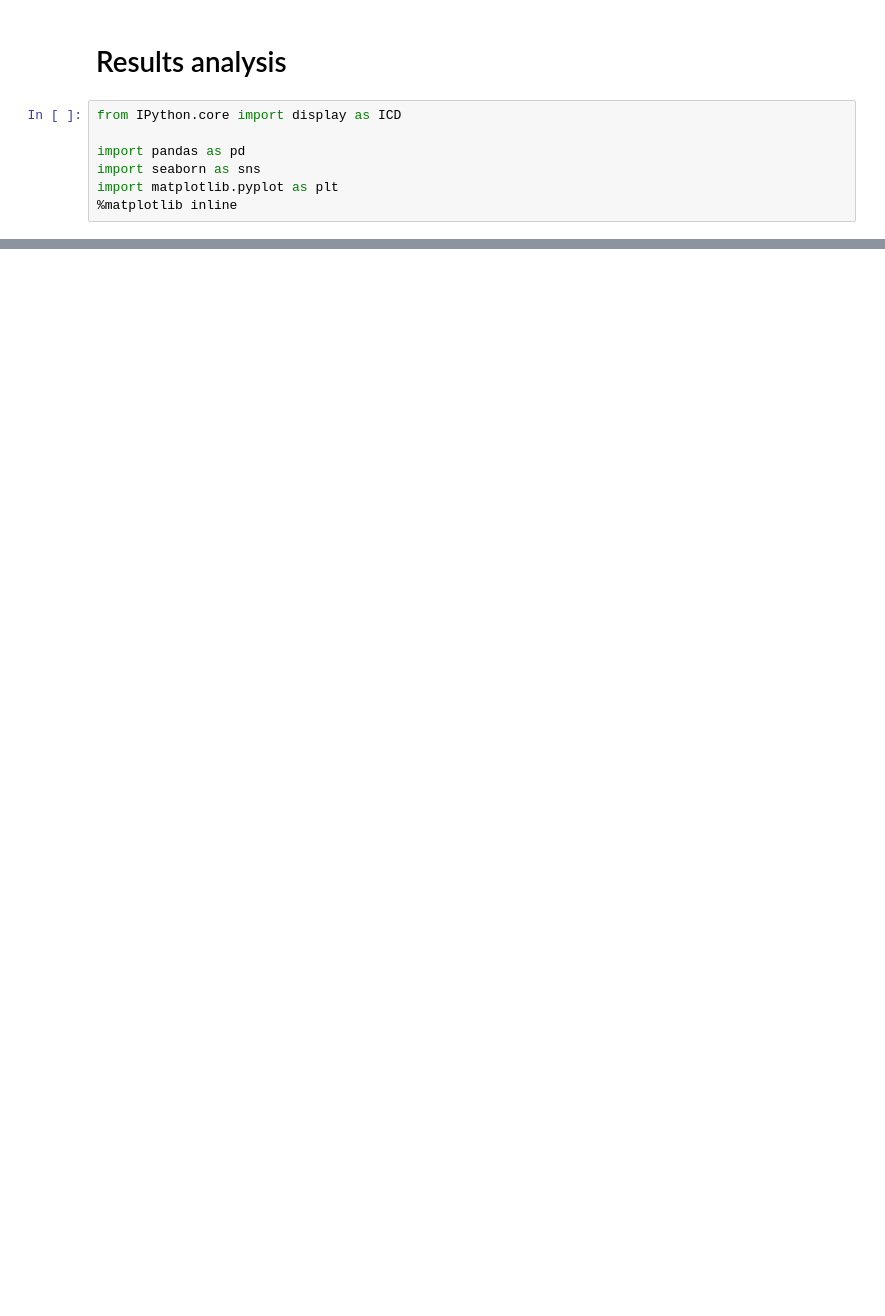
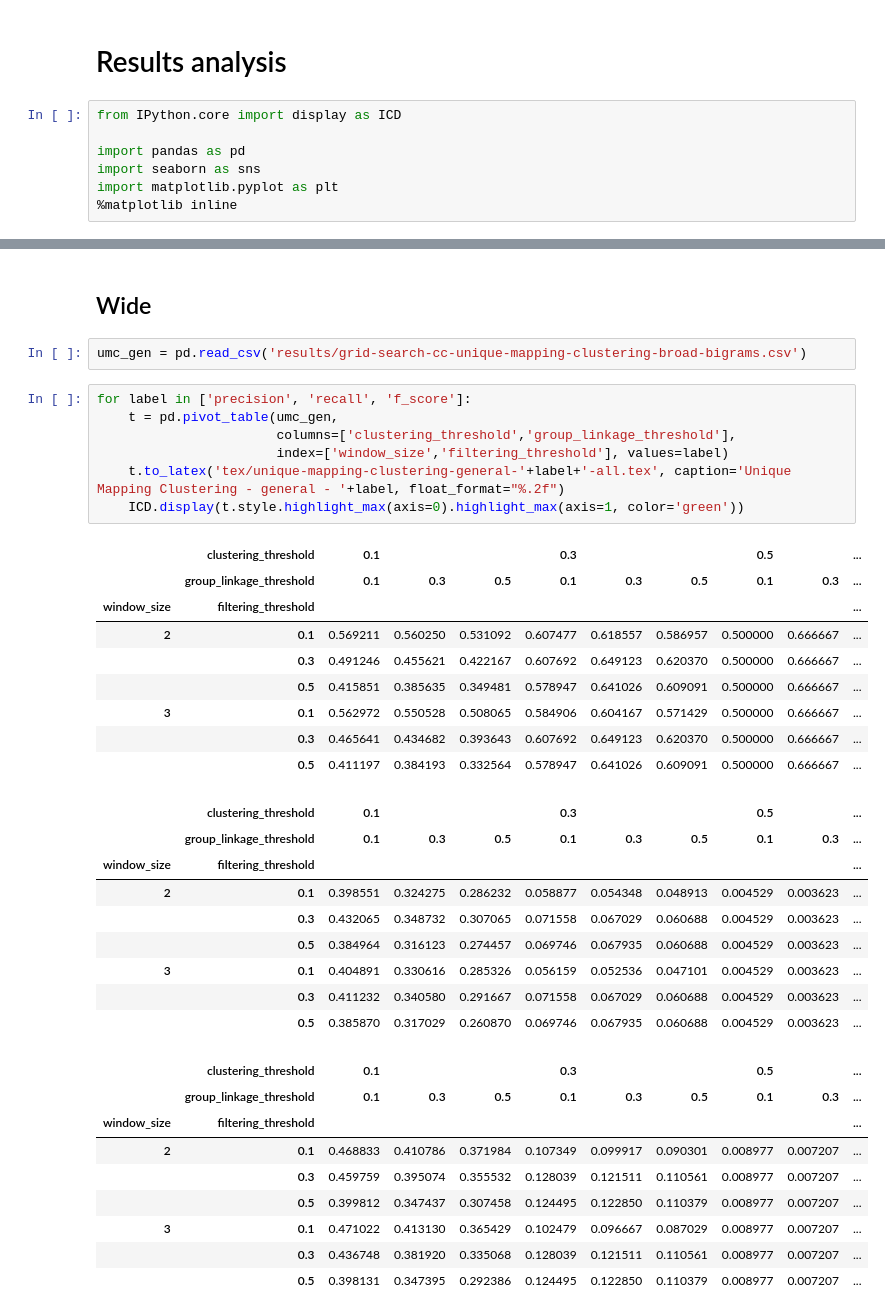
Before and after one commit to szkudlarekdamian/JedAI, a Jupyter notebook: results_analysis.ipynb, the cells around one changed output, grey strips where cells are left out. Saved outputs shown, nothing was run; the diff lists cells and outputs as text; blank space fills up the shorter version.

```diff
--- a/results_analysis.ipynb
+++ b/results_analysis.ipynb
@@ -517,0 +209,39 @@ tmp
+# %% [markdown]
+## Wide
+# %%
+umc_gen = pd.read_csv('results/grid-search-cc-unique-mapping-clustering-broad-bigrams.csv')
+# %%
+for label in ['precision', 'recall', 'f_score']:
+    t = pd.pivot_table(umc_gen,
+                       columns=['clustering_threshold','group_linkage_threshold'],
+                       index=['window_size','filtering_threshold'], values=label)
+    t.to_latex('tex/unique-mapping-clustering-general-'+label+'-all.tex', caption='Unique Mapping Clustering - general - '+label, float_format="%.2f")
+    ICD.display(t.style.highlight_max(axis=0).highlight_max(axis=1, color='green'))
+# %% [output]
+|  | clustering_threshold | 0.1 |  |  | 0.3 |  |  | 0.5 |  | ... |
+|  | group_linkage_threshold | 0.1 | 0.3 | 0.5 | 0.1 | 0.3 | 0.5 | 0.1 | 0.3 | ... |
+| window_size | filtering_threshold |  |  |  |  |  |  |  |  | ... |
+| 2 | 0.1 | 0.569211 | 0.560250 | 0.531092 | 0.607477 | 0.618557 | 0.586957 | 0.500000 | 0.666667 | ... |
+|  | 0.3 | 0.491246 | 0.455621 | 0.422167 | 0.607692 | 0.649123 | 0.620370 | 0.500000 | 0.666667 | ... |
+|  | 0.5 | 0.415851 | 0.385635 | 0.349481 | 0.578947 | 0.641026 | 0.609091 | 0.500000 | 0.666667 | ... |
+| 3 | 0.1 | 0.562972 | 0.550528 | 0.508065 | 0.584906 | 0.604167 | 0.571429 | 0.500000 | 0.666667 | ... |
+|  | 0.3 | 0.465641 | 0.434682 | 0.393643 | 0.607692 | 0.649123 | 0.620370 | 0.500000 | 0.666667 | ... |
+|  | 0.5 | 0.411197 | 0.384193 | 0.332564 | 0.578947 | 0.641026 | 0.609091 | 0.500000 | 0.666667 | ... |
+|  | clustering_threshold | 0.1 |  |  | 0.3 |  |  | 0.5 |  | ... |
+|  | group_linkage_threshold | 0.1 | 0.3 | 0.5 | 0.1 | 0.3 | 0.5 | 0.1 | 0.3 | ... |
+| window_size | filtering_threshold |  |  |  |  |  |  |  |  | ... |
+| 2 | 0.1 | 0.398551 | 0.324275 | 0.286232 | 0.058877 | 0.054348 | 0.048913 | 0.004529 | 0.003623 | ... |
+|  | 0.3 | 0.432065 | 0.348732 | 0.307065 | 0.071558 | 0.067029 | 0.060688 | 0.004529 | 0.003623 | ... |
+|  | 0.5 | 0.384964 | 0.316123 | 0.274457 | 0.069746 | 0.067935 | 0.060688 | 0.004529 | 0.003623 | ... |
+| 3 | 0.1 | 0.404891 | 0.330616 | 0.285326 | 0.056159 | 0.052536 | 0.047101 | 0.004529 | 0.003623 | ... |
+|  | 0.3 | 0.411232 | 0.340580 | 0.291667 | 0.071558 | 0.067029 | 0.060688 | 0.004529 | 0.003623 | ... |
+|  | 0.5 | 0.385870 | 0.317029 | 0.260870 | 0.069746 | 0.067935 | 0.060688 | 0.004529 | 0.003623 | ... |
+|  | clustering_threshold | 0.1 |  |  | 0.3 |  |  | 0.5 |  | ... |
+|  | group_linkage_threshold | 0.1 | 0.3 | 0.5 | 0.1 | 0.3 | 0.5 | 0.1 | 0.3 | ... |
+| window_size | filtering_threshold |  |  |  |  |  |  |  |  | ... |
+| 2 | 0.1 | 0.468833 | 0.410786 | 0.371984 | 0.107349 | 0.099917 | 0.090301 | 0.008977 | 0.007207 | ... |
+|  | 0.3 | 0.459759 | 0.395074 | 0.355532 | 0.128039 | 0.121511 | 0.110561 | 0.008977 | 0.007207 | ... |
+|  | 0.5 | 0.399812 | 0.347437 | 0.307458 | 0.124495 | 0.122850 | 0.110379 | 0.008977 | 0.007207 | ... |
+| 3 | 0.1 | 0.471022 | 0.413130 | 0.365429 | 0.102479 | 0.096667 | 0.087029 | 0.008977 | 0.007207 | ... |
+|  | 0.3 | 0.436748 | 0.381920 | 0.335068 | 0.128039 | 0.121511 | 0.110561 | 0.008977 | 0.007207 | ... |
+|  | 0.5 | 0.398131 | 0.347395 | 0.292386 | 0.124495 | 0.122850 | 0.110379 | 0.008977 | 0.007207 | ... |
```
Also changed, not shown: parts of 42 cells of this notebook, 4 other files.
